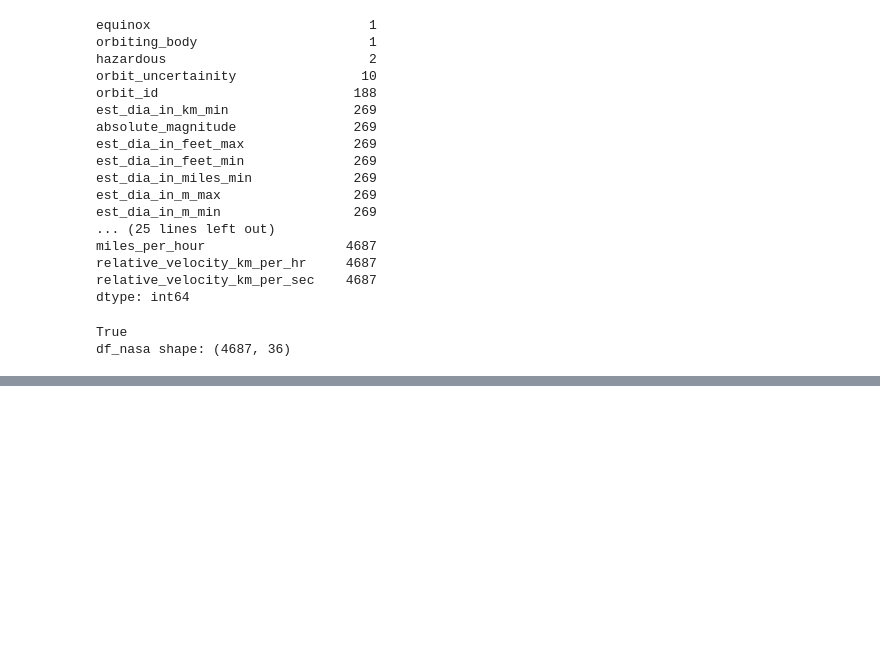
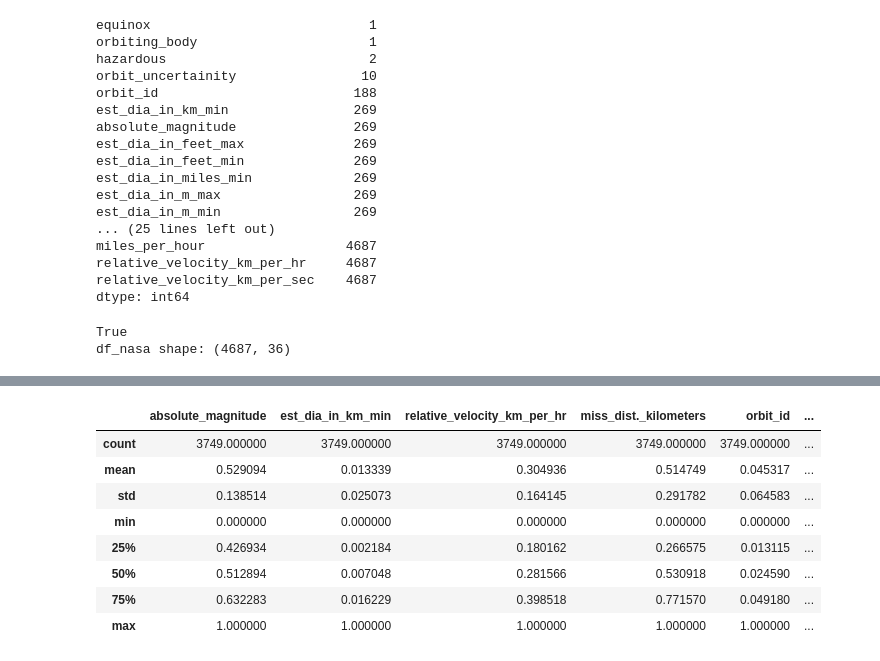
Before and after one commit to keknight/DSE_511_project3, a Jupyter notebook: src/data_preprocessing.ipynb, the cells around one changed output, grey strips where cells are left out. Drawn from its saved outputs; the diff is of its cells as text; code cells hidden in the pictures; blank space fills up the shorter version.

```diff
--- a/src/data_preprocessing.ipynb
+++ b/src/data_preprocessing.ipynb
@@ -159,0 +254,11 @@ plt.show()
+# %%
+# Split data randomly in training, validation, and test set
+# split data into train and test set
+X_train, X_test, y_train, y_test = train_test_split(df_nasa.iloc[:, :-1], df_nasa.hazardous,
+                                                    test_size=0.2, random_state=0)
+
+print(f'X_train shape: {X_train.shape}')
+print(f'y_train shape: {y_train.shape}')
+print()
+print(f'X_test shape: {X_test.shape}')
+print(f'y_test shape: {y_test.shape}')
@@ -159,0 +285,34 @@ plt.show()
+# %%
+# define standard scaler
+scaler = MinMaxScaler()
+# get scale parameters from train set
+scaler.fit(X_train)
+# scale data
+X_train_scaled = scaler.transform(X_train)
+X_train_scaled = pd.DataFrame(X_train_scaled, columns=['absolute_magnitude', 'est_dia_in_km_min',
+       'relative_velocity_km_per_hr', 'miss_dist._kilometers', 'orbit_id',
+       'orbit_uncertainity', 'minimum_orbit_intersection',
+       'jupiter_tisserand_invariant', 'epoch_osculation', 'eccentricity',
+       'semi_major_axis', 'inclination', 'asc_node_longitude',
+       'orbital_period', 'perihelion_distance', 'perihelion_arg',
+       'aphelion_dist', 'perihelion_time', 'mean_anomaly', 'mean_motion'])
+X_test_scaled = scaler.transform(X_test)
+X_test_scaled = pd.DataFrame(X_test_scaled, columns=['absolute_magnitude', 'est_dia_in_km_min',
+       'relative_velocity_km_per_hr', 'miss_dist._kilometers', 'orbit_id',
+       'orbit_uncertainity', 'minimum_orbit_intersection',
+       'jupiter_tisserand_invariant', 'epoch_osculation', 'eccentricity',
+       'semi_major_axis', 'inclination', 'asc_node_longitude',
+       'orbital_period', 'perihelion_distance', 'perihelion_arg',
+       'aphelion_dist', 'perihelion_time', 'mean_anomaly', 'mean_motion'])
+# %%
+pd.DataFrame(X_train_scaled).describe()
+# %% [output]
+|  | absolute_magnitude | est_dia_in_km_min | relative_velocity_km_per_hr | miss_dist._kilometers | orbit_id | ... |
+| count | 3749.000000 | 3749.000000 | 3749.000000 | 3749.000000 | 3749.000000 | ... |
+| mean | 0.529094 | 0.013339 | 0.304936 | 0.514749 | 0.045317 | ... |
+| std | 0.138514 | 0.025073 | 0.164145 | 0.291782 | 0.064583 | ... |
+| min | 0.000000 | 0.000000 | 0.000000 | 0.000000 | 0.000000 | ... |
+| 25% | 0.426934 | 0.002184 | 0.180162 | 0.266575 | 0.013115 | ... |
+| 50% | 0.512894 | 0.007048 | 0.281566 | 0.530918 | 0.024590 | ... |
+| 75% | 0.632283 | 0.016229 | 0.398518 | 0.771570 | 0.049180 | ... |
+| max | 1.000000 | 1.000000 | 1.000000 | 1.000000 | 1.000000 | ... |
```
Also changed, not shown: parts of 32 cells of this notebook.
